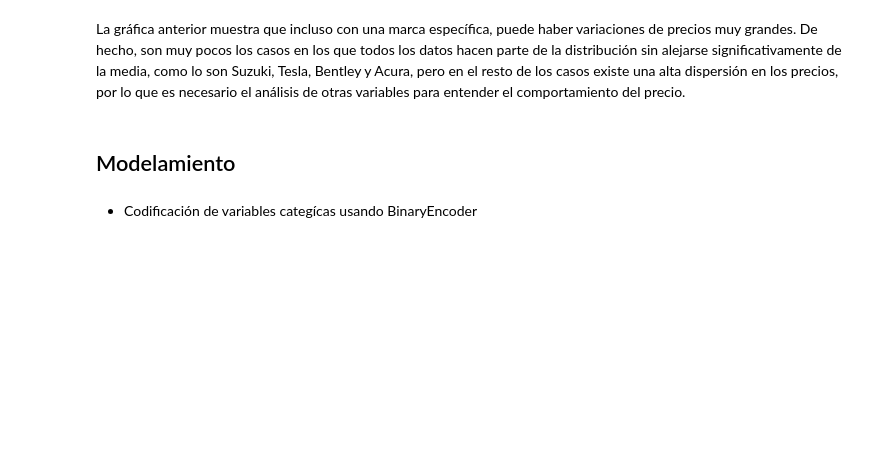
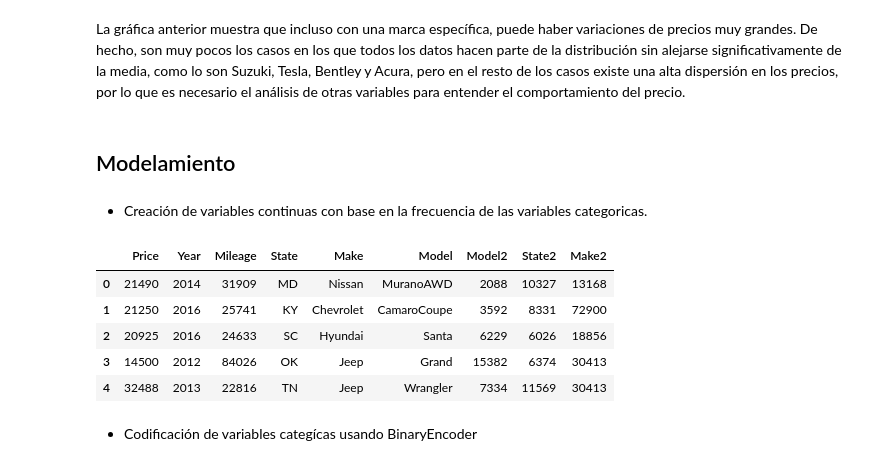
Before and after one commit to amosqueraf/ML, a Jupyter notebook: PROJECT_1.ipynb, the cells around one changed output. Saved outputs shown, nothing was run; the diff lists cells and outputs as text; code cells hidden in the pictures; blank space fills up the shorter version.

```diff
--- a/PROJECT_1.ipynb
+++ b/PROJECT_1.ipynb
@@ -326,3 +324,5 @@ plt.show()
 La gráfica anterior muestra que incluso con una marca específica, puede haber variaciones de precios muy grandes. De hecho, son muy pocos los casos en los que todos los datos hacen parte de la distribución sin alejarse significativamente de la media, como lo son Suzuki, Tesla, Bentley y Acura, pero en el resto de los casos existe una alta dispersión en los precios, por lo que es necesario el análisis de otras variables para entender el comportamiento del precio.
 # %% [markdown]
 ## Modelamiento
+# %% [markdown]
+- Creación de variables continuas con base en la frecuencia de las variables categoricas.
@@ -329,3 +333,12 @@ La gráfica anterior muestra que incluso con una marca específica, puede haber
+# %%
+data.head()
+# %% [output]
+|  | Price | Year | Mileage | State | Make | Model | Model2 | State2 | Make2 |
+| 0 | 21490 | 2014 | 31909 | MD | Nissan | MuranoAWD | 2088 | 10327 | 13168 |
+| 1 | 21250 | 2016 | 25741 | KY | Chevrolet | CamaroCoupe | 3592 | 8331 | 72900 |
+| 2 | 20925 | 2016 | 24633 | SC | Hyundai | Santa | 6229 | 6026 | 18856 |
+| 3 | 14500 | 2012 | 84026 | OK | Jeep | Grand | 15382 | 6374 | 30413 |
+| 4 | 32488 | 2013 | 22816 | TN | Jeep | Wrangler | 7334 | 11569 | 30413 |
 # %% [markdown]
 - Codificación de variables categícas usando BinaryEncoder
 # %% [markdown]
```
Also changed, not shown: parts of 7 cells of this notebook.
